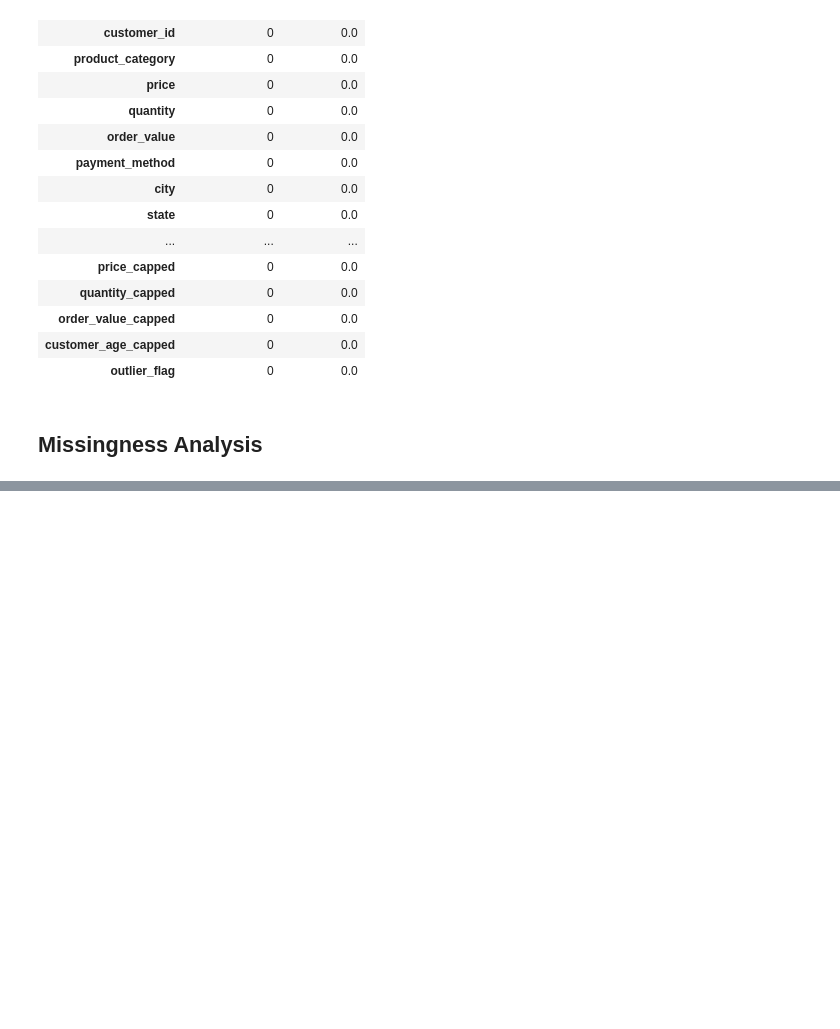
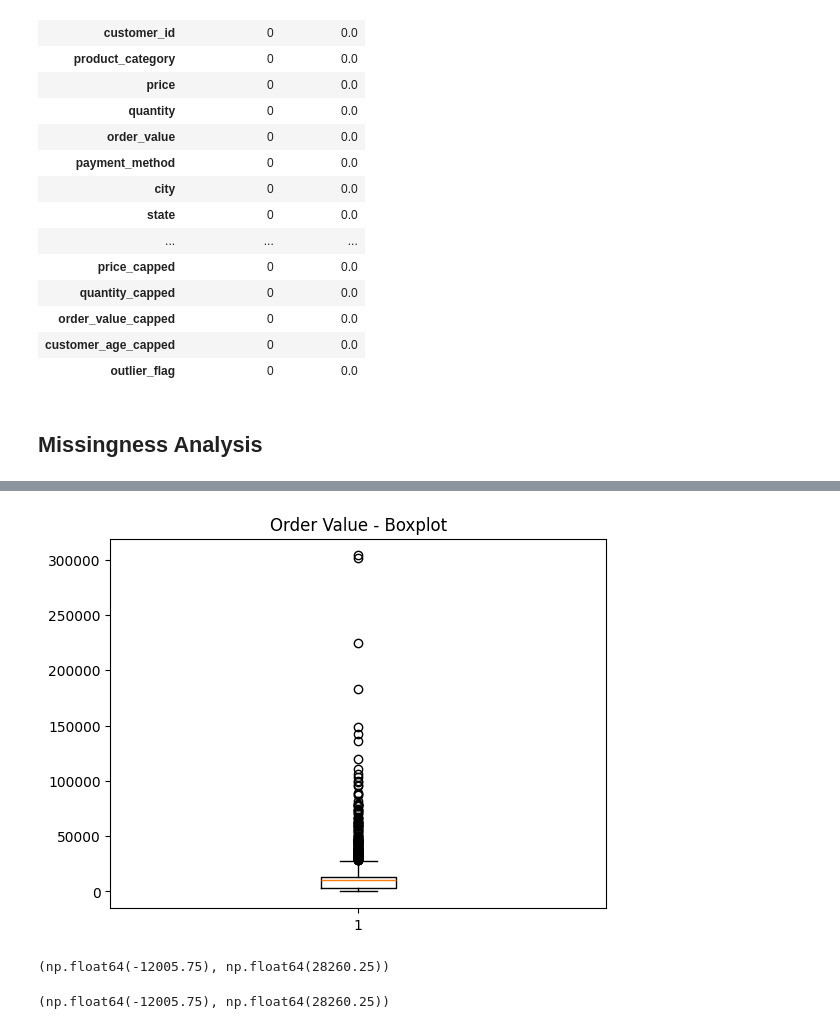
Before and after one commit to julieang/data-analysis-portfolio, a Jupyter notebook: everpeak_analysis.ipynb, the cells around one changed output, grey strips where cells are left out. Saved outputs shown, nothing was run; the diff lists cells and outputs as text; code cells hidden in the pictures; blank space fills up the shorter version.

```diff
--- a/everpeak_analysis.ipynb
+++ b/everpeak_analysis.ipynb
@@ -1060,0 +1116,3 @@ missingness.sort_values('missing_pct', ascending=False)
+# %%
+# Cap customer_age to reasonable bounds
+df['customer_age'] = df['customer_age'].clip(lower=18, upper=90)
@@ -1060,0 +1152,30 @@ missingness.sort_values('missing_pct', ascending=False)
+# %%
+import matplotlib.pyplot as plt
+
+plt.boxplot(df['order_value'])
+plt.title('Order Value - Boxplot')
+plt.show()
+# %% [output]
+[figure, added]
+# %%
+Q1 = df['order_value'].quantile(0.25)
+Q3 = df['order_value'].quantile(0.75)
+IQR = Q3 - Q1
+
+lower = Q1 - 1.5 * IQR
+upper = Q3 + 1.5 * IQR
+
+lower, upper
+# %% [output]
+(np.float64(-12005.75), np.float64(28260.25))
+# %%
+Q1 = df['order_value'].quantile(0.25)
+Q3 = df['order_value'].quantile(0.75)
+IQR = Q3 - Q1
+
+lower = Q1 - 1.5 * IQR
+upper = Q3 + 1.5 * IQR
+
+lower, upper
+# %% [output]
+(np.float64(-12005.75), np.float64(28260.25))
```
Also changed, not shown: parts of 10 cells of this notebook.
